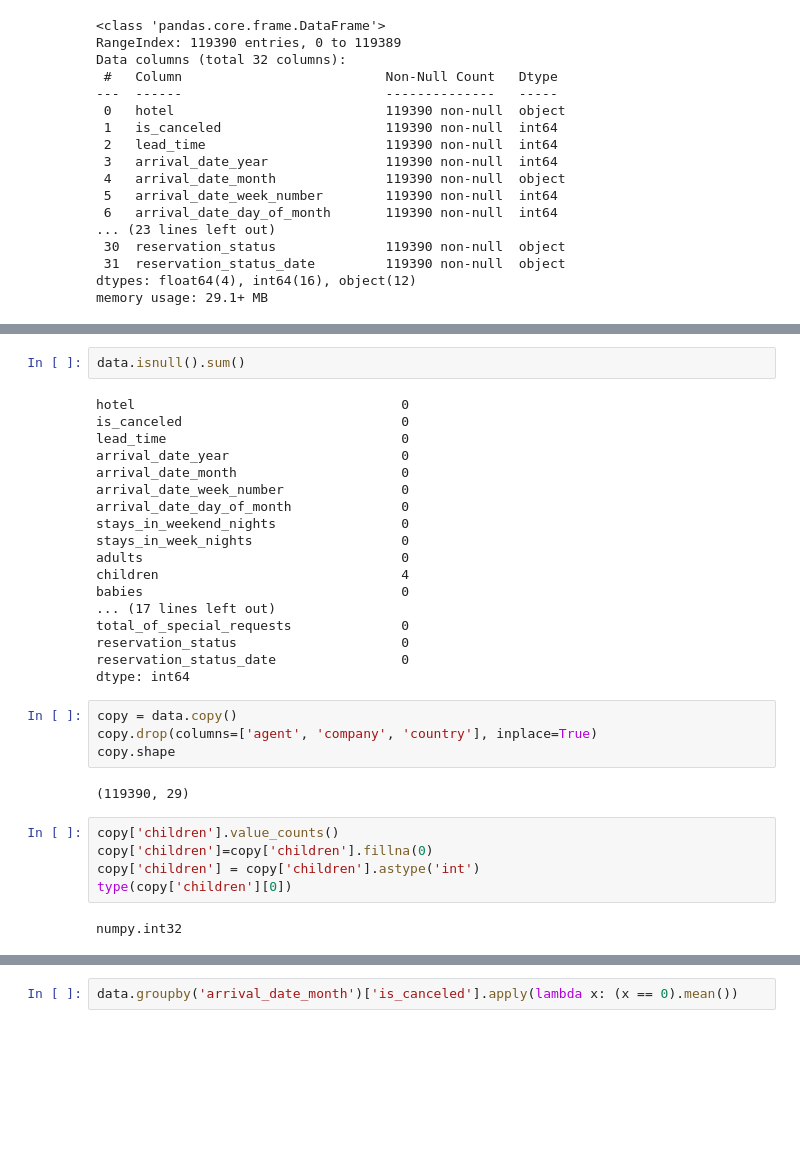
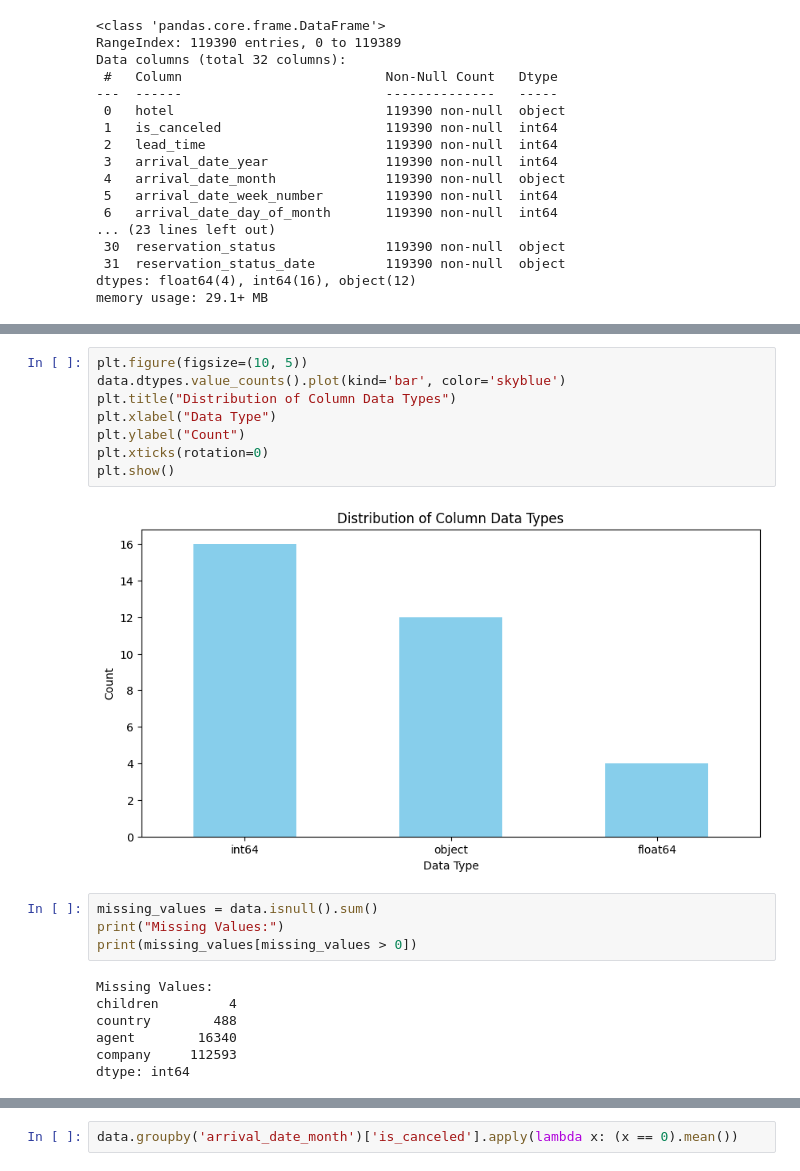
Before and after one commit to Bhagya-Ram-7/hotel_cancelation_prediction, a Jupyter notebook: predictive.ipynb, the cells around one changed output, grey strips where cells are left out. Saved outputs shown, nothing was run; the diff lists cells and outputs as text; blank space fills up the shorter version.

```diff
--- a/predictive.ipynb
+++ b/predictive.ipynb
@@ -73,33 +51,21 @@ Name: count, dtype: int64
-# %%
-data.isnull().sum()
-# %% [output]
-hotel                                  0
-is_canceled                            0
-lead_time                              0
-arrival_date_year                      0
-arrival_date_month                     0
-arrival_date_week_number               0
-arrival_date_day_of_month              0
-stays_in_weekend_nights                0
-stays_in_week_nights                   0
-adults                                 0
-children                               4
-babies                                 0
-... (17 lines left out)
-total_of_special_requests              0
-reservation_status                     0
-reservation_status_date                0
-dtype: int64
-# %%
-copy = data.copy()
-copy.drop(columns=['agent', 'company', 'country'], inplace=True)
-copy.shape
-# %% [output]
-(119390, 29)
-# %%
-copy['children'].value_counts()
-copy['children']=copy['children'].fillna(0)
-copy['children'] = copy['children'].astype('int')
-type(copy['children'][0])
-# %% [output]
-numpy.int32
+# %%
+plt.figure(figsize=(10, 5))
+data.dtypes.value_counts().plot(kind='bar', color='skyblue')
+plt.title("Distribution of Column Data Types")
+plt.xlabel("Data Type")
+plt.ylabel("Count")
+plt.xticks(rotation=0)
+plt.show()
+# %% [output]
+[figure, added]
+# %%
+missing_values = data.isnull().sum()
+print("Missing Values:")
+print(missing_values[missing_values > 0])
+# %% [output]
+Missing Values:
+children         4
+country        488
+agent        16340
+company     112593
+dtype: int64
```
Also changed, not shown: parts of 12 cells of this notebook.
